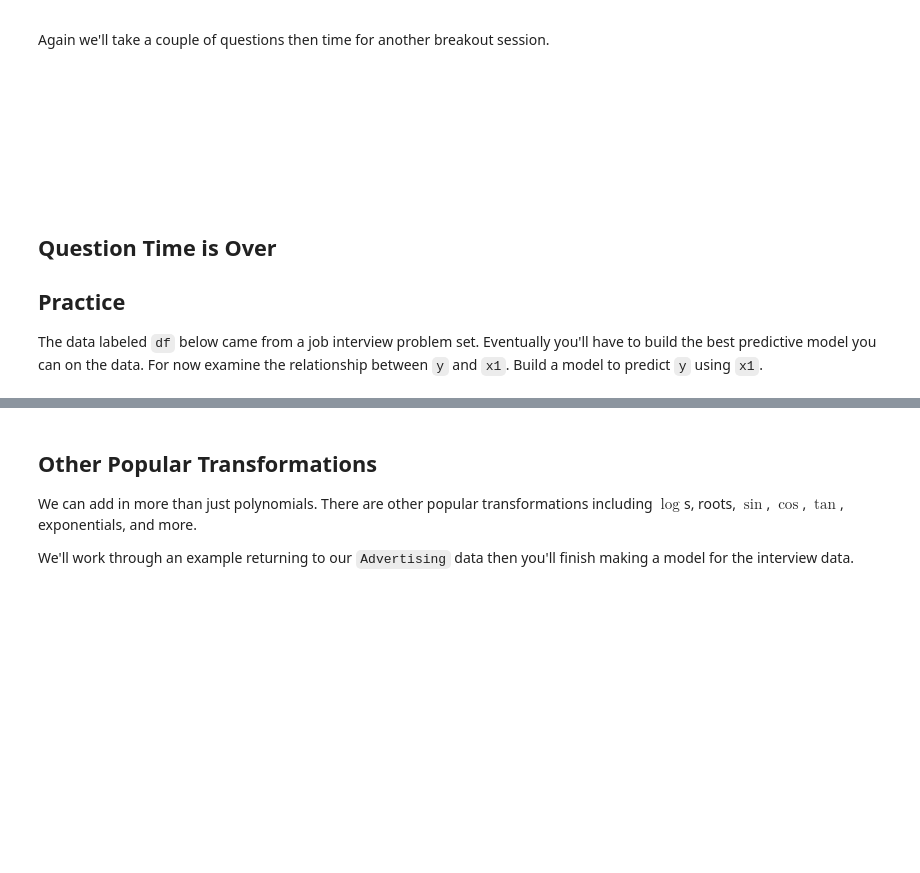
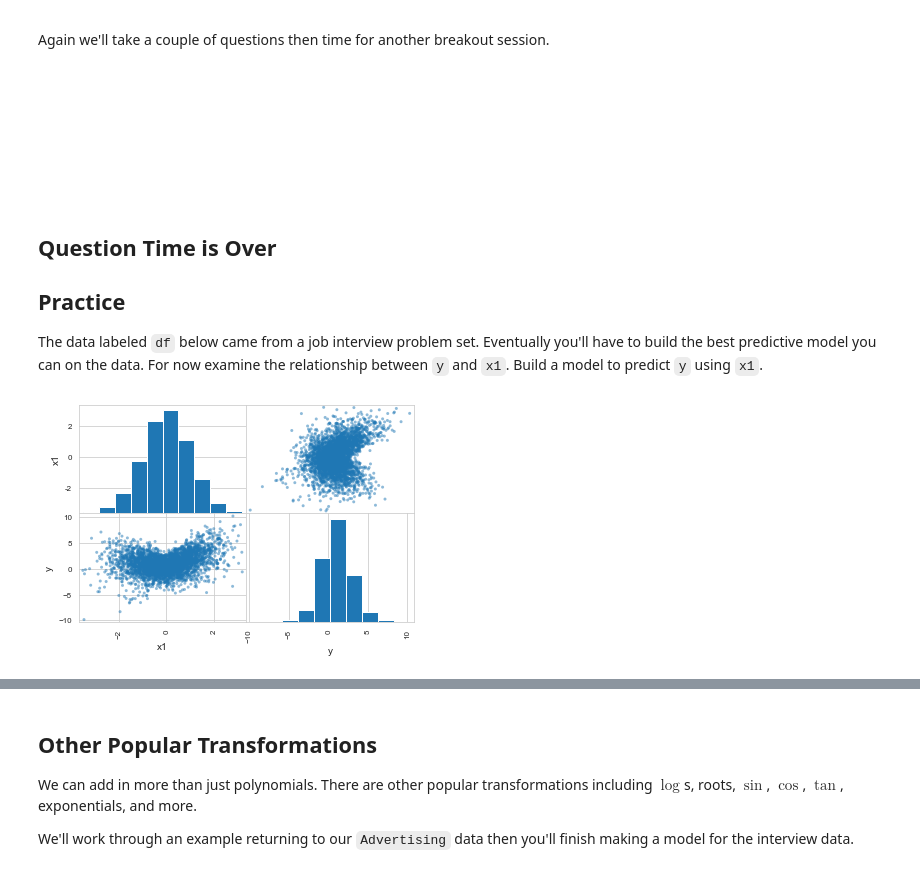
Before and after one commit to yiwchen/Code2020Materials, a Jupyter notebook: Lectures/Regression/Notebook 4 - Interaction Terms, Polynomials, and Other Transformations.ipynb, the cells around one changed output, grey strips where cells are left out. Cells and saved outputs as stored; diff of their text form; code cells hidden in the pictures; blank space fills up the shorter version.

```diff
--- a/Lectures/Regression/Notebook 4 - Interaction Terms, Polynomials, and Other Transformations.ipynb
+++ b/Lectures/Regression/Notebook 4 - Interaction Terms, Polynomials, and Other Transformations.ipynb
@@ -388,0 +487,13 @@ df = pd.read_csv("PredictiveModelingAssessmentData.csv")
+# %%
+## Code here
+
+df_copy=df.copy()
+df_train = df_copy.sample(frac=.75,random_state = 440)
+df_test = df_copy.drop(df_train.index)
+
+
+scatter_matrix(df_train[['x1','y']])
+
+plt.show()
+# %% [output]
+[figure, added]
```
Also changed, not shown: parts of 40 cells of this notebook, 5 other files.
